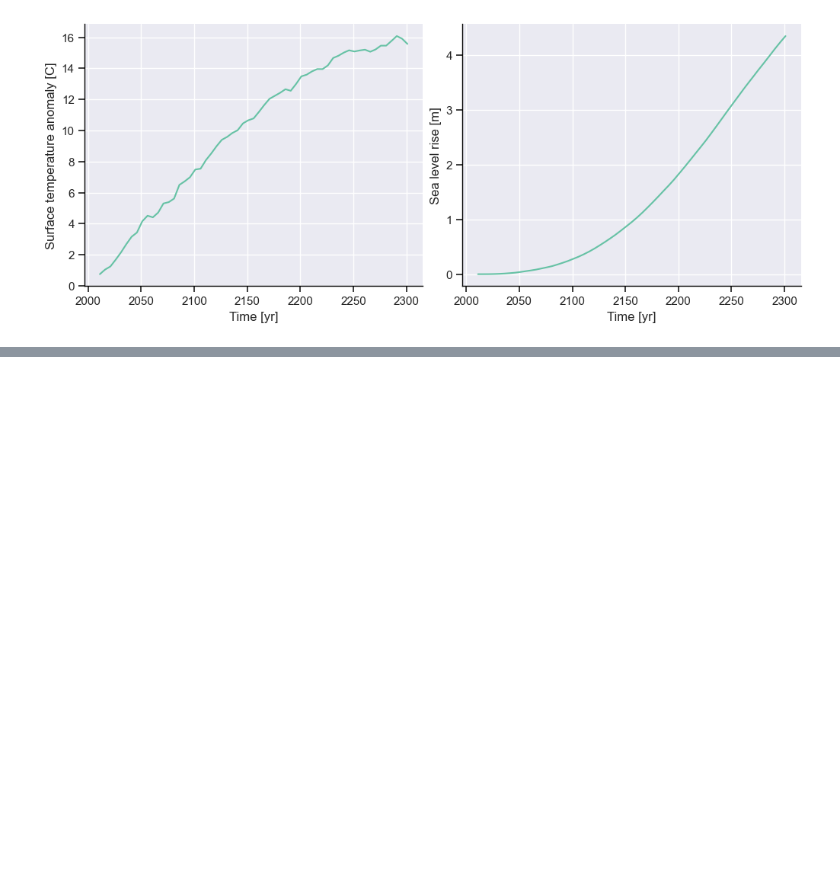
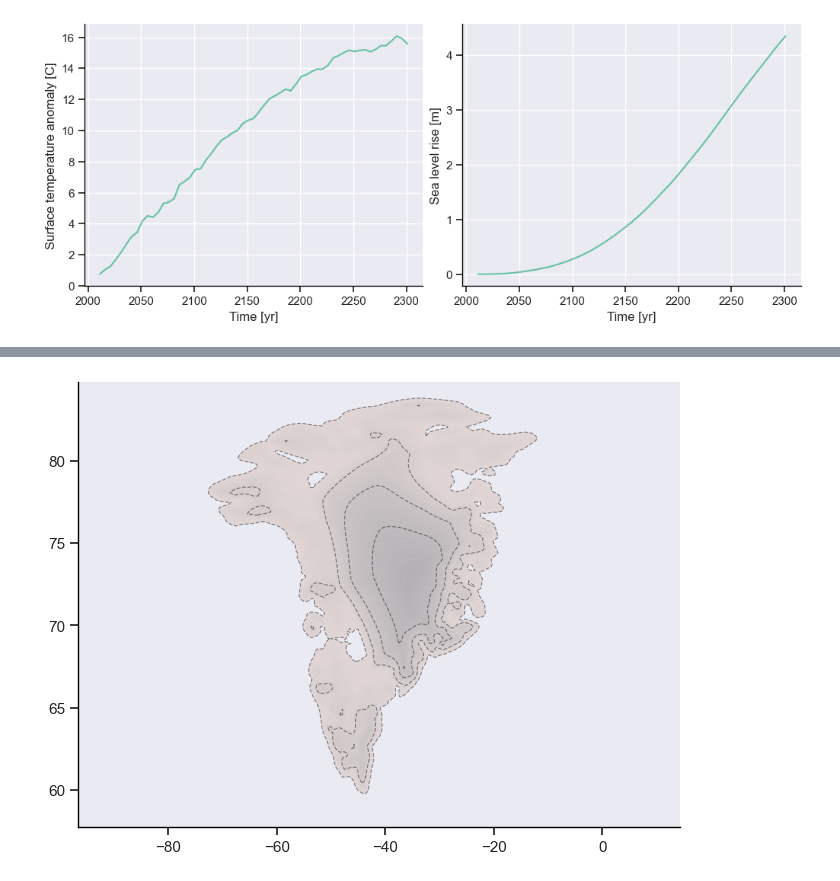
Before and after one commit to Pocket-titan/jelmar, a Jupyter notebook: content/notebooks/simulating_ice.ipynb, the cells around one changed output, grey strips where cells are left out. Drawn from its saved outputs; the diff is of its cells as text; code cells hidden in the pictures; blank space fills up the shorter version.

```diff
--- a/content/notebooks/simulating_ice.ipynb
+++ b/content/notebooks/simulating_ice.ipynb
@@ -303,0 +351,33 @@ plt.imshow(grp.variables["H"][:][::-1])
+# %%
+extent = [x.min(), x.max(), y.min(), y.max()]
+
+land = plt.contourf(
+    x,
+    y,
+    zs,
+    levels=np.arange(0, zs.max() + 100, step=100),
+    antialiased=True,
+    origin="lower",
+    extent=extent,
+    cmap=cmap,
+    alpha=0.3,
+    zorder=1,
+)
+
+elevation = plt.contour(
+    x,
+    y,
+    zs,
+    levels=np.arange(0, H.max() + 750, step=750),
+    linestyles="dashed",
+    linewidths=0.75,
+    origin="lower",
+    colors="black",
+    extent=extent,
+    alpha=0.4,
+)
+
+plt.gca().set_aspect("auto")
+plt.grid(False)
+# %% [output]
+[figure, added]
```
Also changed, not shown: parts of 10 cells of this notebook, 12 other files.
